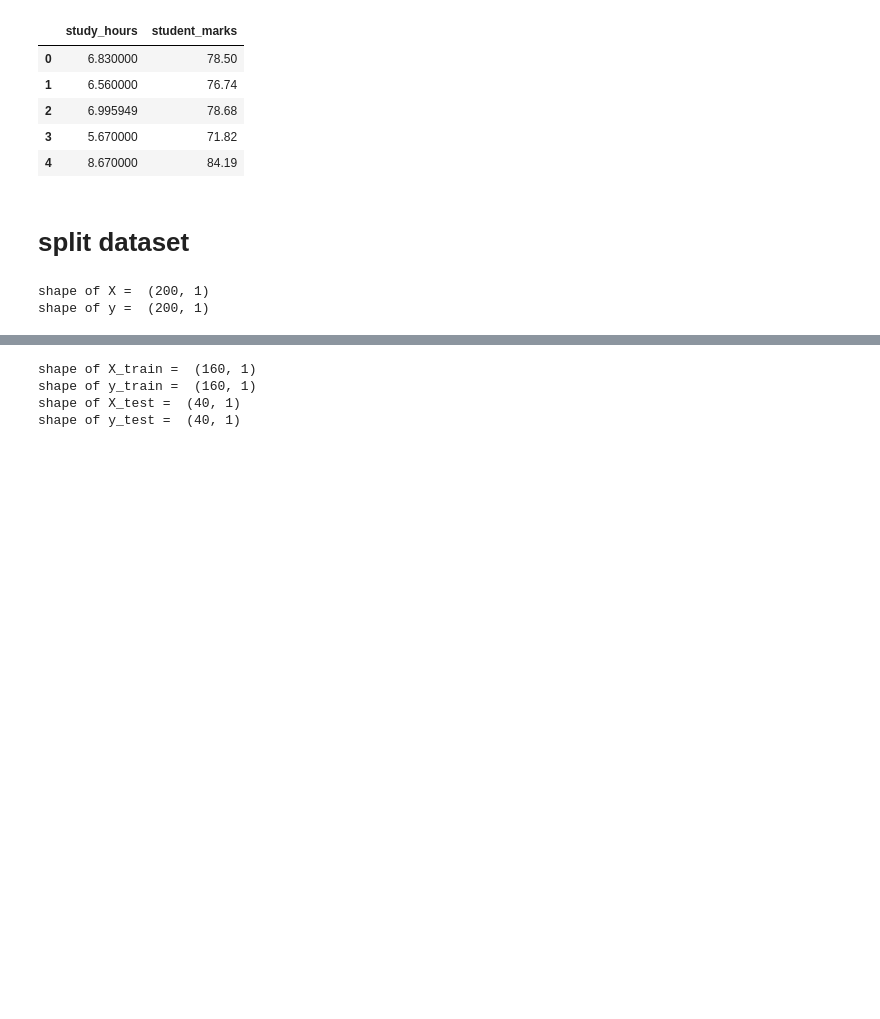
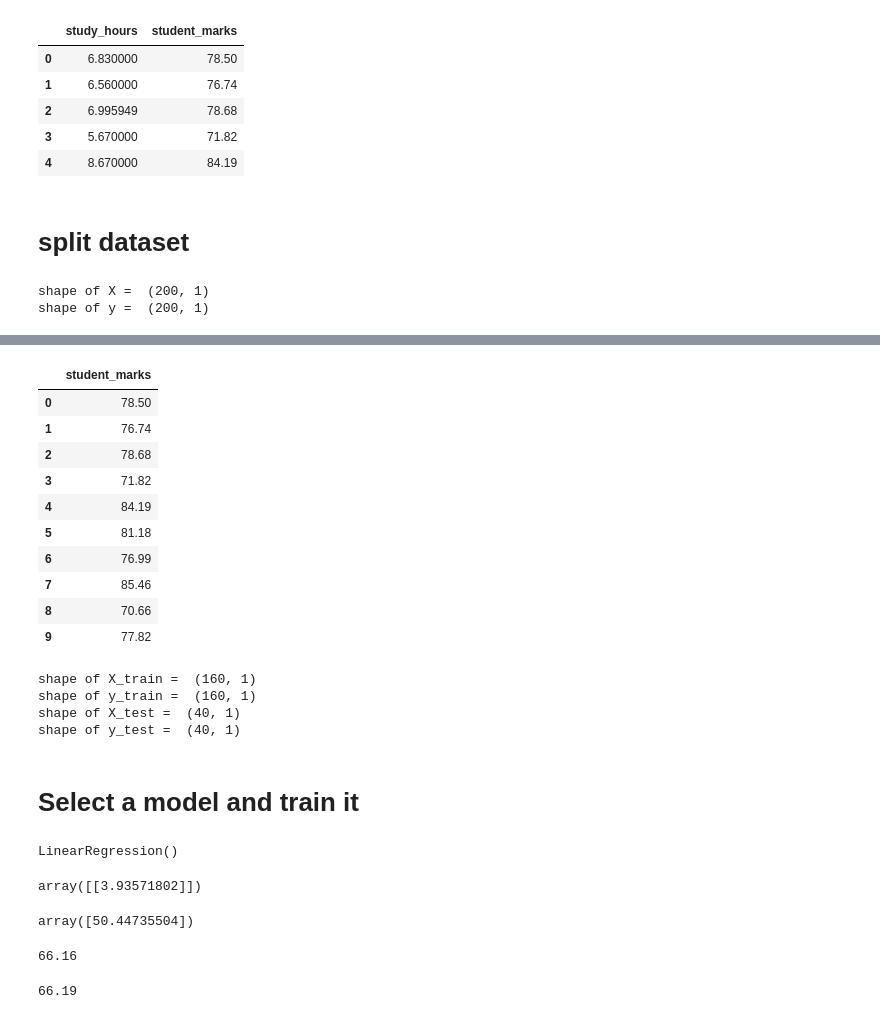
Before and after one commit to AkCoding/Student-Mark-Prediction-ML, a Jupyter notebook: Student-Mark-Prediction-ML.ipynb, the cells around one changed output, grey strips where cells are left out. Saved outputs shown, nothing was run; the diff lists cells and outputs as text; code cells hidden in the pictures; blank space fills up the shorter version.

```diff
--- a/Student-Mark-Prediction-ML.ipynb
+++ b/Student-Mark-Prediction-ML.ipynb
@@ -111,3 +125,17 @@ shape of y =  (200, 1)
+# %%
+y.head(10)
+# %% [output]
+|  | student_marks |
+| 0 | 78.50 |
+| 1 | 76.74 |
+| 2 | 78.68 |
+| 3 | 71.82 |
+| 4 | 84.19 |
+| 5 | 81.18 |
+| 6 | 76.99 |
+| 7 | 85.46 |
+| 8 | 70.66 |
+| 9 | 77.82 |
 # %%
 from sklearn.model_selection import train_test_split
 X_train, X_test,y_train,y_test = train_test_split(X,y, test_size = 0.2, random_state=51)
@@ -120,3 +148,5 @@ shape of X_train =  (160, 1)
 shape of y_train =  (160, 1)
 shape of X_test =  (40, 1)
 shape of y_test =  (40, 1)
+# %% [markdown]
+# Select a model and train it
@@ -122,0 +157,23 @@ shape of y_test =  (40, 1)
+# %%
+lr.fit(X_train,y_train)
+# %% [output]
+LinearRegression()
+# %%
+lr.coef_
+# %% [output]
+array([[3.93571802]])
+# %%
+lr.intercept_
+# %% [output]
+array([50.44735504])
+# %%
+m = 3.93
+c = 50.44
+y  = m * 4 + c
+y
+# %% [output]
+66.16
+# %%
+lr.predict([[4]])[0][0].round(2)
+# %% [output]
+66.19
```
Also changed, not shown: parts of 4 cells of this notebook.
